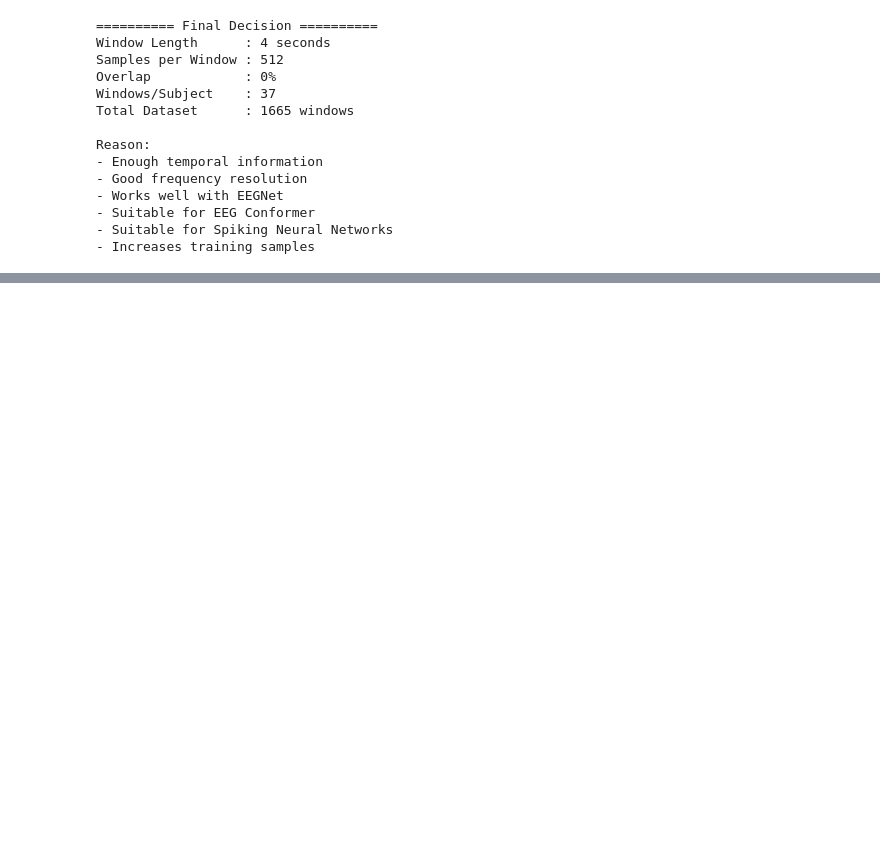
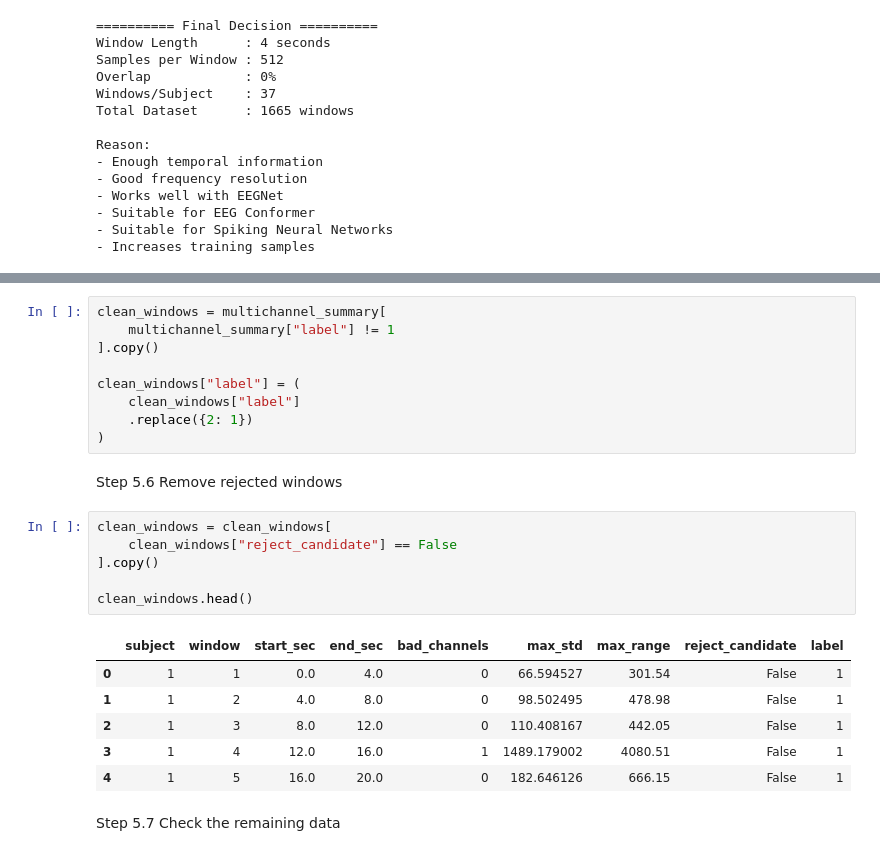
Before and after one commit to HumaimaRiaz47/eeg-cognitive-load-comparison, a Jupyter notebook: notebooks/dataset_exploration.ipynb, the cells around one changed output, grey strips where cells are left out. Cells and saved outputs as stored; diff of their text form; blank space fills up the shorter version.

```diff
--- a/notebooks/dataset_exploration.ipynb
+++ b/notebooks/dataset_exploration.ipynb
@@ -2151,0 +2317,26 @@ Reason:
+# %%
+clean_windows = multichannel_summary[
+    multichannel_summary["label"] != 1
+].copy()
+
+clean_windows["label"] = (
+    clean_windows["label"]
+    .replace({2: 1})
+)
+# %% [markdown]
+Step 5.6 Remove rejected windows
+# %%
+clean_windows = clean_windows[
+    clean_windows["reject_candidate"] == False
+].copy()
+
+clean_windows.head()
+# %% [output]
+|  | subject | window | start_sec | end_sec | bad_channels | max_std | max_range | reject_candidate | label |
+| 0 | 1 | 1 | 0.0 | 4.0 | 0 | 66.594527 | 301.54 | False | 1 |
+| 1 | 1 | 2 | 4.0 | 8.0 | 0 | 98.502495 | 478.98 | False | 1 |
+| 2 | 1 | 3 | 8.0 | 12.0 | 0 | 110.408167 | 442.05 | False | 1 |
+| 3 | 1 | 4 | 12.0 | 16.0 | 1 | 1489.179002 | 4080.51 | False | 1 |
+| 4 | 1 | 5 | 16.0 | 20.0 | 0 | 182.646126 | 666.15 | False | 1 |
+# %% [markdown]
+Step 5.7 Check the remaining data
```
Also changed, not shown: parts of 92 cells of this notebook, 13 other files.
